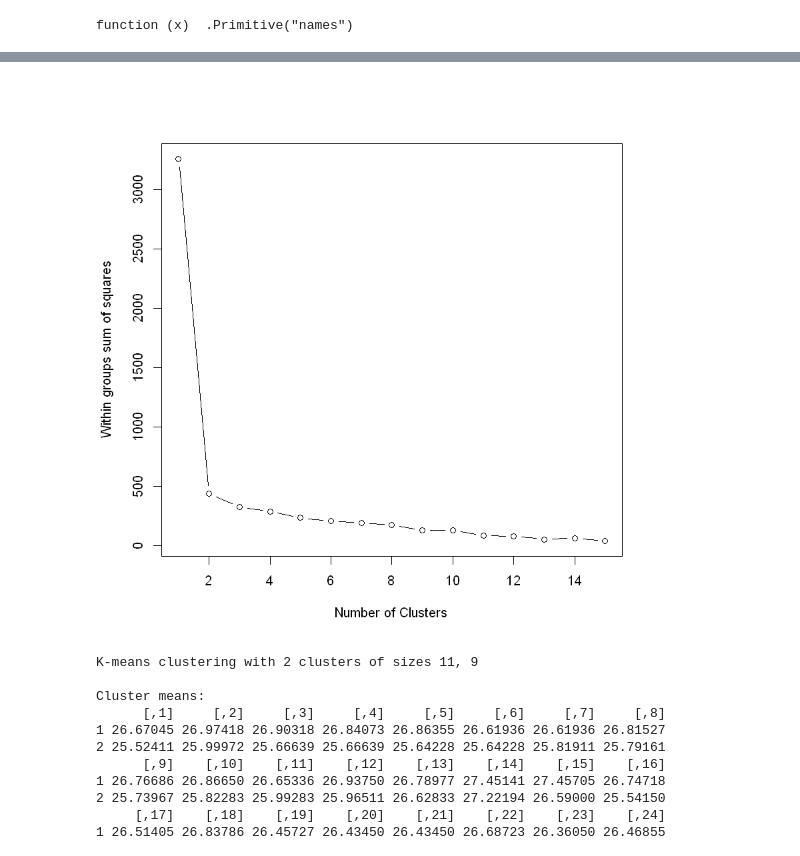
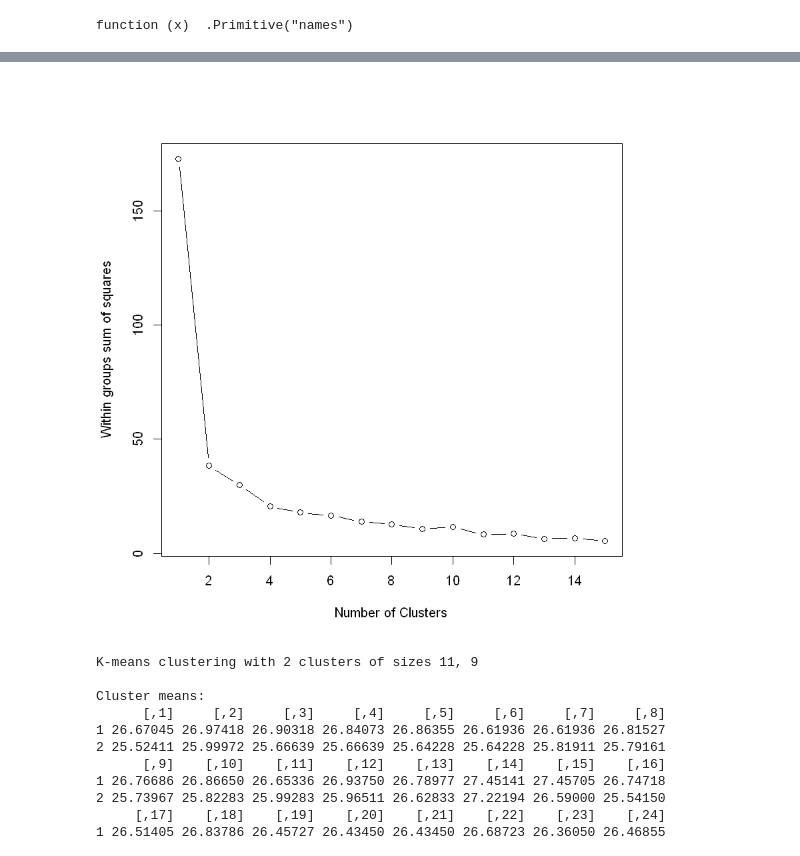
Before and after one commit to shreshthasarkar/Room_Temp, a Jupyter notebook: Clustering_R.ipynb, the cells around one changed output, grey strips where cells are left out. Cells and saved outputs as stored; diff of their text form; code cells hidden in the pictures.

```diff
--- a/Clustering_R.ipynb
+++ b/Clustering_R.ipynb
@@ -6,5 +6,5 @@ Warning message:
 # %%
 set.seed(1)
 # %%
-data <- read.csv(file="tempsensor_data_sim_sensors_15.csv", header=TRUE, sep=",")
+data <- read.csv(file="tempsensor_data_sim_sensors.csv", header=TRUE, sep=",")
 # %%
@@ -37,9 +22,5 @@ A matrix: 6 × 20 of type dbl
-# %%
-data=data[12:nrow(data),]
 # %%
 # data=data[,2:5]
 # %%
 data=data[,2:21]
-data=data[11:nrow(data),]
-data=data[11:nrow(data),]
 data_t=t(data)
@@ -134,12 +93,12 @@ text(t$Y, col = color[Labels])
 # %%
 
 wss <- (nrow(data)-1)*sum(apply(data,2,var))
-  for (i in 2:15) wss[i] <- sum(kmeans(data_t,
+  for (i in 2:15) wss[i] <- sum(kmeans(data,
                                        centers=i)$withinss)
 plot(1:15, wss, type="b", xlab="Number of Clusters",
      ylab="Within groups sum of squares")
 # %% [output]
-[figure, old version]
+[figure, new version]
 # %%
 ?apply
 # %%
```
Also changed, not shown: parts of 16 cells of this notebook.
